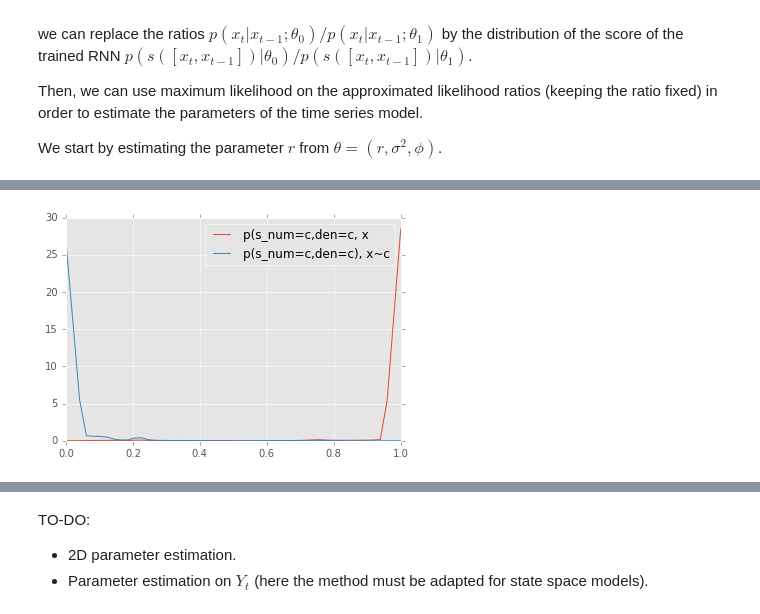
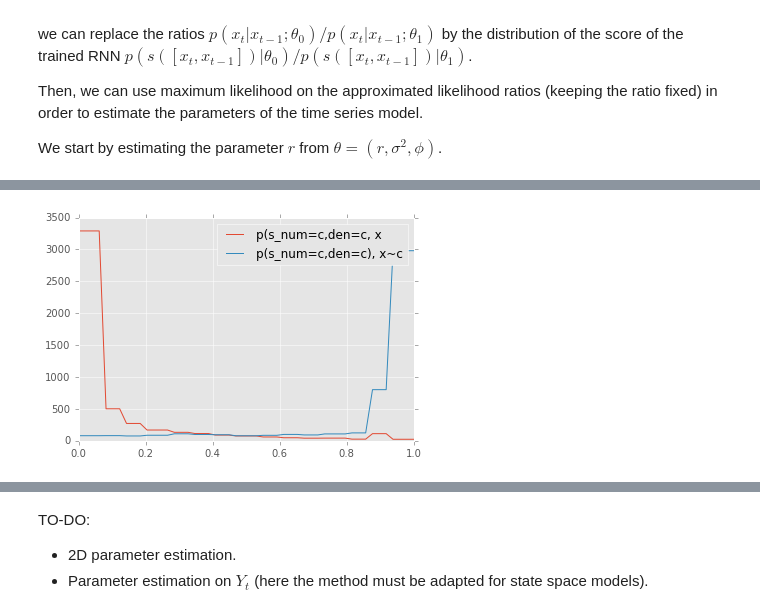
Before and after one commit to jgpavez/TimeSeriesEstimation, a Jupyter notebook: ricker.ipynb, the cells around one changed output, grey strips where cells are left out. Cells and saved outputs as stored; diff of their text form; code cells hidden in the pictures.

Commit message:
New results on 2d ricker and bayesian blocks

```diff
--- a/ricker.ipynb
+++ b/ricker.ipynb
@@ -155,0 +233,6 @@ y_serie[X0_serie.shape[0]:] = 1
+# %%
+X_serie = X_series[0]
+y_serie = y_series[0]
+for k in range(1,len(X_series)):
+    X_serie = np.vstack((X_serie,X_series[k]))
+    y_serie = np.hstack((y_serie,y_series[k]))
@@ -167,8 +254,8 @@ def make_model():
     model = Sequential()
     model.add(SimpleRNN(10,input_shape=(max_len,2)))
     model.add(Dropout(0.3))
-    #model.add(Dense(5,activation='tanh'))
-    #model.add(Dropout(0.3))
+    model.add(Dense(5,activation='tanh'))
+    model.add(Dropout(0.3))
     model.add(Dense(1,activation='sigmoid'))
     #sgd = SGD(lr=0.01, clipnorm=40.)
     model.compile(loss="binary_crossentropy", optimizer='adam')
@@ -215,0 +293,10 @@ print clf.predict_proba(X_serie)
+# %%
+# 0.2278
+#print clf.predict_proba(X_serie)
+print(X_serie.shape)
+choices = np.random.choice(X_serie.shape[0]//2,5000,replace=False)
+X_serie_plot = np.vstack((X_serie[y_serie==0][choices],X_serie[y_serie==1][choices]))
+y_serie_plot = np.zeros(X_serie_plot.shape[0])
+y_serie_plot[5000:] = 1
+
+print(X_serie_plot.shape)
@@ -221,9 +311,9 @@ from sklearn.pipeline import make_pipeline
 from sklearn.preprocessing import StandardScaler
 
 cc_direct = ClassifierRatio(
-    base_estimator=CalibratedClassifierCV(clf, bins=30, cv='prefit',
+    base_estimator=CalibratedClassifierCV(clf, bins='blocks', cv='prefit',
                                          method='histogram'),
     random_state=0)
 
-cc_direct.fit(X=X_serie,y=y_serie)
+cc_direct.fit(X=X_serie_plot,y=y_serie_plot)
 # %% [output]
@@ -233,13 +325,12 @@ ClassifierRatio(base_estimator=CalibratedClassifierCV(base_estimator=<keras.wrap
 # %%
 reals2 = np.linspace(0, 1)
-
-cal_num, cal_den = cc_direct.classifier_.calibrators_[0]
+cal_num, cal_den = cc_direct.classifier_.calibrators_[0].calibrators
 plt.plot(reals2, cal_num.pdf(reals2.reshape(-1, 1)),
          label="p(s_num=c,den=c, x")
 plt.plot(reals2, cal_den.pdf(reals2.reshape(-1, 1)),
         label="p(s_num=c,den=c), x~c")
 plt.legend()
 plt.show()
 # %% [output]
-[figure, old version]
+[figure, new version]
 # %%
```
Also changed, not shown: parts of 22 cells of this notebook, 1 other file.
